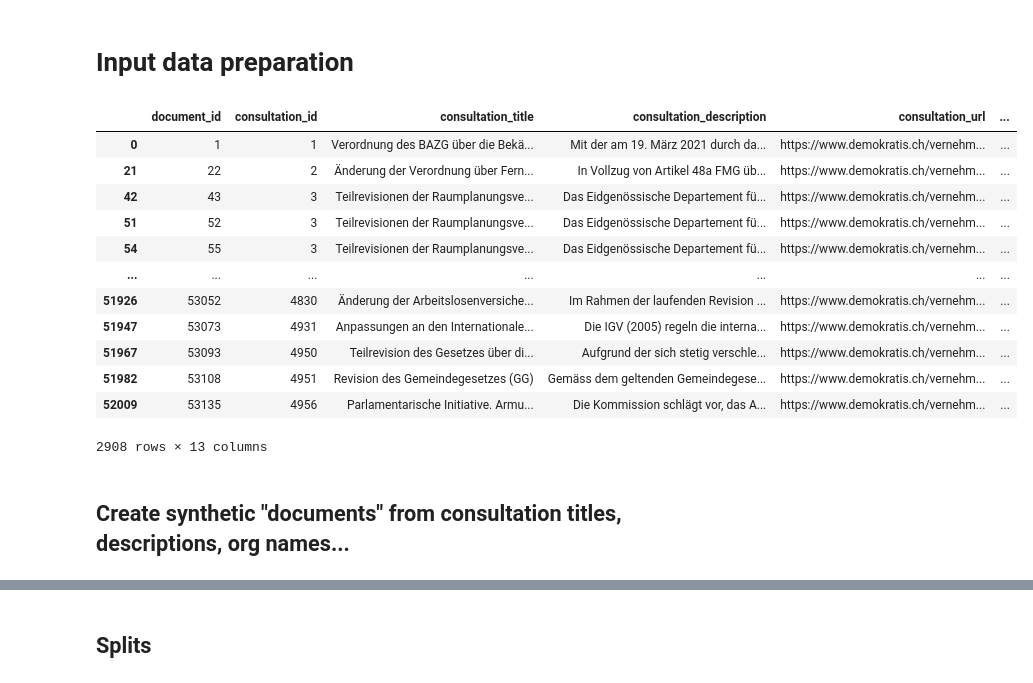
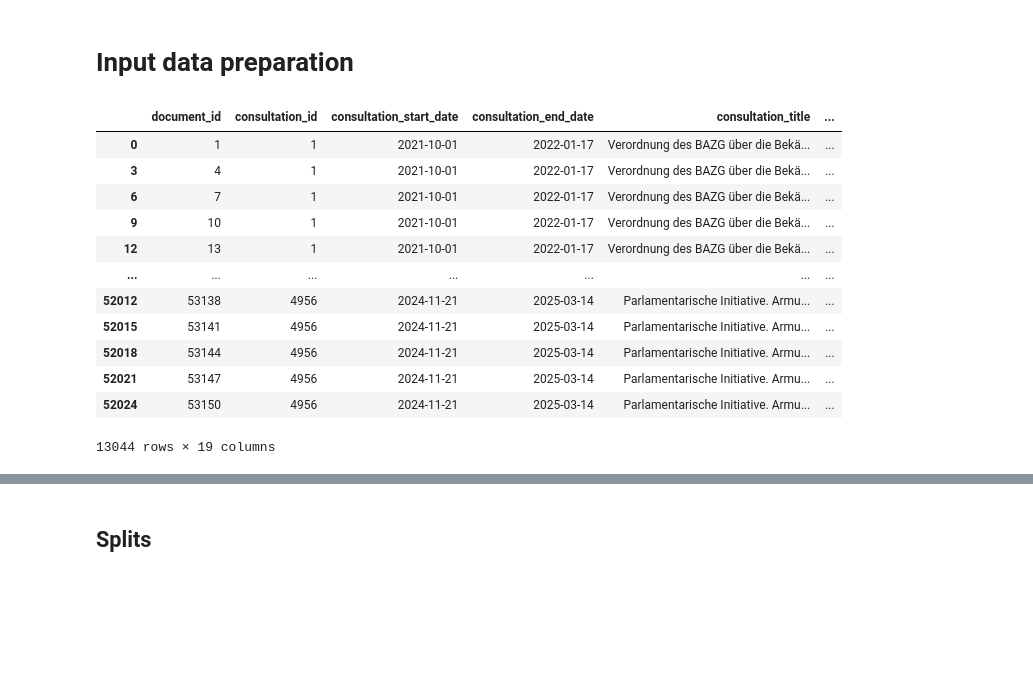
Before and after one commit to Demokratis-ch/demokratis-ml, a Jupyter notebook: research/document-types/VM_draft_classifier.ipynb, the cells around one changed output, grey strips where cells are left out. Saved outputs shown, nothing was run; the diff lists cells and outputs as text; code cells hidden in the pictures; blank space fills up the shorter version.

Commit message:
Basic DRAFT-document_type classifier notebook

```diff
--- a/research/document-types/VM_draft_classifier.ipynb
+++ b/research/document-types/VM_draft_classifier.ipynb
@@ -90,21 +73,19 @@ dotenv.load_dotenv()
 # %% [output]
 True
 # %%
-mlflow.set_experiment(f"V1. {'&'.join(sorted(LANGUAGES))}. document topics")
+mlflow.set_experiment(f"V1. {'&'.join(sorted(LANGUAGES))}. document types")
 
 if run := mlflow.active_run():
     logging.warning("Run = %s is already active, closing it.", run.info.run_name)
     mlflow.end_run()
 run = mlflow.start_run()
 print("Starting run:", run.info.run_name)
-mlflow.log_param("input_files", INPUT_FILES)
+mlflow.log_param("input_file", DATA_FILE_NAME)
 mlflow.log_param("document_sources", sorted(DOCUMENT_SOURCES))
 mlflow.log_param("languages", LANGUAGES)
 mlflow.log_param("from_year", FROM_YEAR)
-mlflow.log_param("min_consultations_in_class", MIN_CONSULTATIONS_IN_CLASS)
-mlflow.log_param("ignore_topics", sorted(IGNORE_TOPICS))
 mlflow.log_param("doc_types", sorted(map(str, DOC_TYPES)))
-mlflow.log_param("embedding_model", EMBEDDING_MODEL or "bow-tf-idf")
+mlflow.log_param("embedding_model", EMBEDDING_MODEL)
 mlflow.log_param("cv_folds", CV_FOLDS)
 mlflow.log_param("test_size", TEST_SIZE)
 mlflow.log_param("random_state", RANDOM_STATE)
@@ -135,28 +99,26 @@ tqdm.pandas()
 # %% [markdown]
 # Input data preparation
 # %%
-df_docs = data_access.load_docs(
-    INPUT_FILES,
+df_input = data_access.load_consultation_documents(
+    PREPROCESSED_DATA_FILE,
     only_document_sources=DOCUMENT_SOURCES,
     only_languages=LANGUAGES,
     only_doc_types=DOC_TYPES,
     starting_year=FROM_YEAR,
     mlflow=mlflow,
 )
-df_docs
+df_input
 # %% [output]
-|  | document_id | consultation_id | consultation_title | consultation_description | consultation_url | ... |
-| 0 | 1 | 1 | Verordnung des BAZG über die Bekä... | Mit der am 19. März 2021 durch da... | https://www.demokratis.ch/vernehm... | ... |
-| 21 | 22 | 2 | Änderung der Verordnung über Fern... | In Vollzug von Artikel 48a FMG üb... | https://www.demokratis.ch/vernehm... | ... |
-| 42 | 43 | 3 | Teilrevisionen der Raumplanungsve... | Das Eidgenössische Departement fü... | https://www.demokratis.ch/vernehm... | ... |
-| 51 | 52 | 3 | Teilrevisionen der Raumplanungsve... | Das Eidgenössische Departement fü... | https://www.demokratis.ch/vernehm... | ... |
-| 54 | 55 | 3 | Teilrevisionen der Raumplanungsve... | Das Eidgenössische Departement fü... | https://www.demokratis.ch/vernehm... | ... |
+|  | document_id | consultation_id | consultation_start_date | consultation_end_date | consultation_title | ... |
+| 0 | 1 | 1 | 2021-10-01 | 2022-01-17 | Verordnung des BAZG über die Bekä... | ... |
+| 3 | 4 | 1 | 2021-10-01 | 2022-01-17 | Verordnung des BAZG über die Bekä... | ... |
+| 6 | 7 | 1 | 2021-10-01 | 2022-01-17 | Verordnung des BAZG über die Bekä... | ... |
+| 9 | 10 | 1 | 2021-10-01 | 2022-01-17 | Verordnung des BAZG über die Bekä... | ... |
+| 12 | 13 | 1 | 2021-10-01 | 2022-01-17 | Verordnung des BAZG über die Bekä... | ... |
 | ... | ... | ... | ... | ... | ... | ... |
-| 51926 | 53052 | 4830 | Änderung der Arbeitslosenversiche... | Im Rahmen der laufenden Revision ... | https://www.demokratis.ch/vernehm... | ... |
-| 51947 | 53073 | 4931 | Anpassungen an den Internationale... | Die IGV (2005) regeln die interna... | https://www.demokratis.ch/vernehm... | ... |
-| 51967 | 53093 | 4950 | Teilrevision des Gesetzes über di... | Aufgrund der sich stetig verschle... | https://www.demokratis.ch/vernehm... | ... |
-| 51982 | 53108 | 4951 | Revision des Gemeindegesetzes (GG) | Gemäss dem geltenden Gemeindegese... | https://www.demokratis.ch/vernehm... | ... |
-| 52009 | 53135 | 4956 | Parlamentarische Initiative. Armu... | Die Kommission schlägt vor, das A... | https://www.demokratis.ch/vernehm... | ... |
+| 52012 | 53138 | 4956 | 2024-11-21 | 2025-03-14 | Parlamentarische Initiative. Armu... | ... |
+| 52015 | 53141 | 4956 | 2024-11-21 | 2025-03-14 | Parlamentarische Initiative. Armu... | ... |
+| 52018 | 53144 | 4956 | 2024-11-21 | 2025-03-14 | Parlamentarische Initiative. Armu... | ... |
+| 52021 | 53147 | 4956 | 2024-11-21 | 2025-03-14 | Parlamentarische Initiative. Armu... | ... |
+| 52024 | 53150 | 4956 | 2024-11-21 | 2025-03-14 | Parlamentarische Initiative. Armu... | ... |
-2908 rows × 13 columns
+13044 rows × 19 columns
-# %% [markdown]
-## Create synthetic "documents" from consultation titles, descriptions, org names...
```
Also changed, not shown: parts of 41 cells of this notebook, 8 other files.
